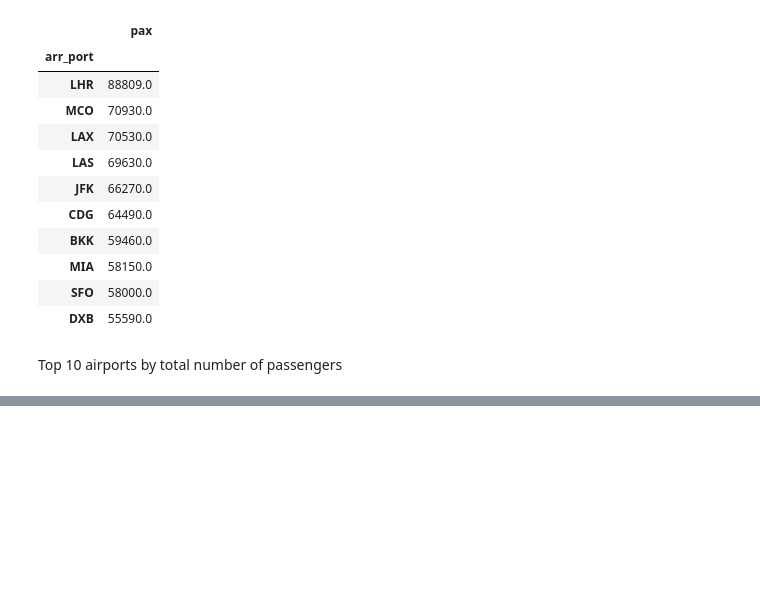
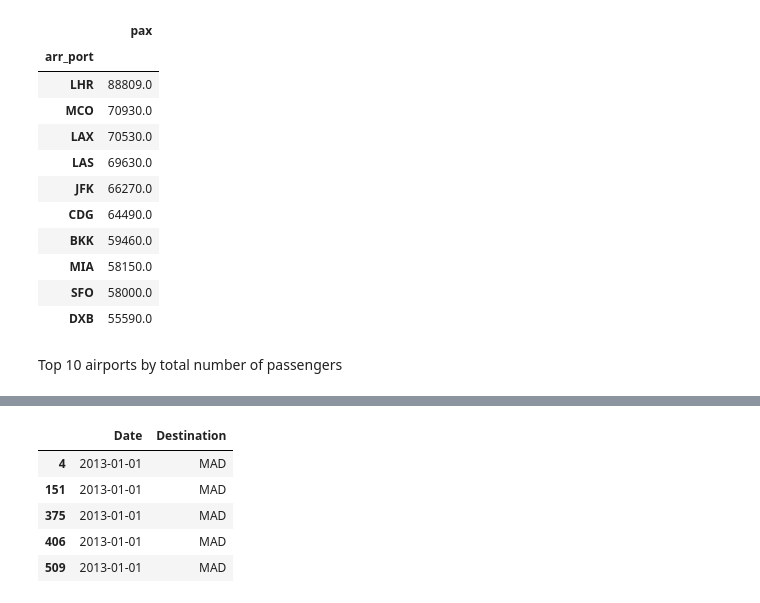
Before and after one commit to javiicc/DS_Challenge, a Jupyter notebook: Data_Science_Challenge.ipynb, the cells around one changed output, grey strips where cells are left out. Cells and saved outputs as stored; diff of their text form; code cells hidden in the pictures; blank space fills up the shorter version.

```diff
--- a/Data_Science_Challenge.ipynb
+++ b/Data_Science_Challenge.ipynb
@@ -191,0 +358,2 @@ Top 10 airports by total number of passengers
+# %%
+searches['Date'] = pd.to_datetime(searches['Date'], errors='coerce')
@@ -191,0 +380,2 @@ Top 10 airports by total number of passengers
+# %%
+searches.dropna(inplace=True)
@@ -191,0 +399,10 @@ Top 10 airports by total number of passengers
+# %%
+madrid_searches = searches[searches['Destination'] == 'MAD']
+madrid_searches.head()
+# %% [output]
+|  | Date | Destination |
+| 4 | 2013-01-01 | MAD |
+| 151 | 2013-01-01 | MAD |
+| 375 | 2013-01-01 | MAD |
+| 406 | 2013-01-01 | MAD |
+| 509 | 2013-01-01 | MAD |
```
Also changed, not shown: parts of 25 cells of this notebook, 1 other file.
